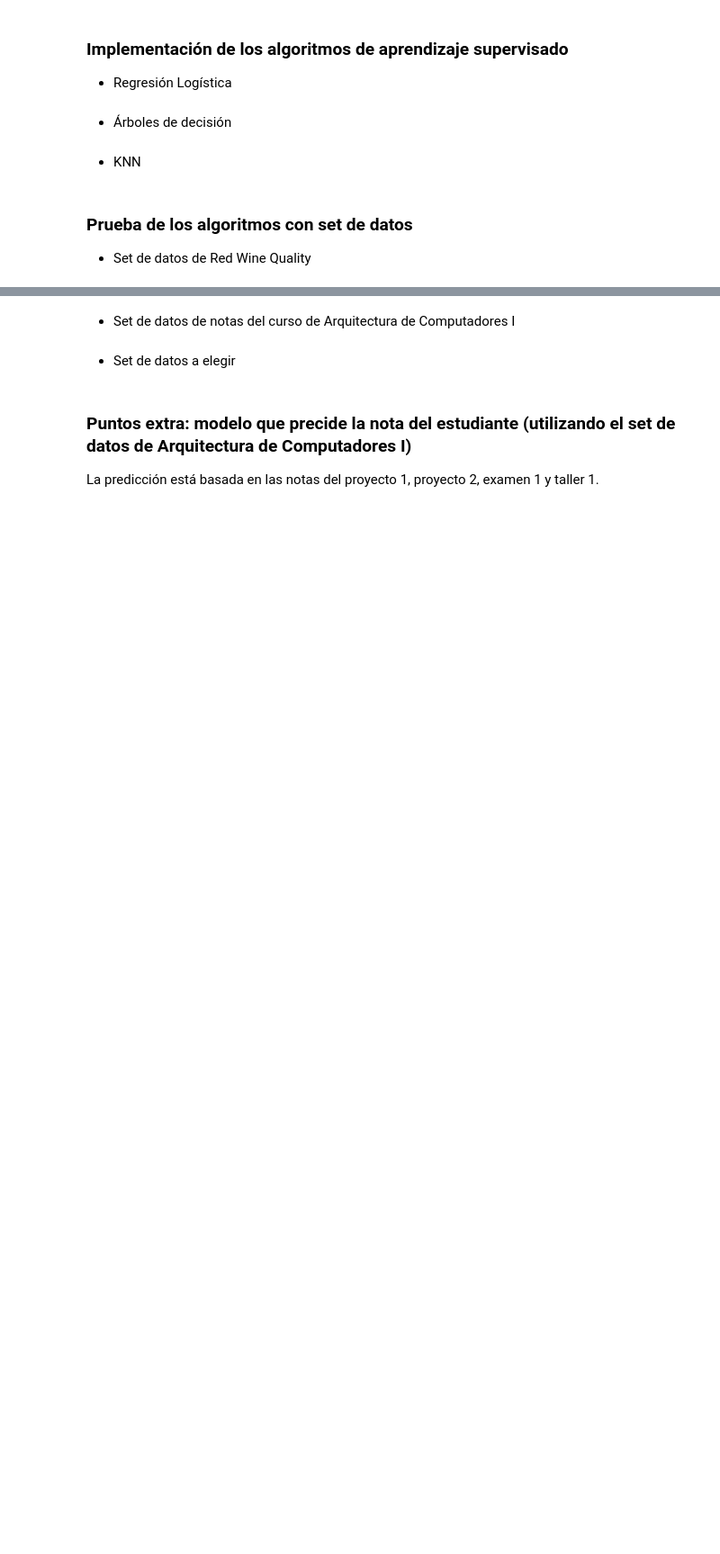
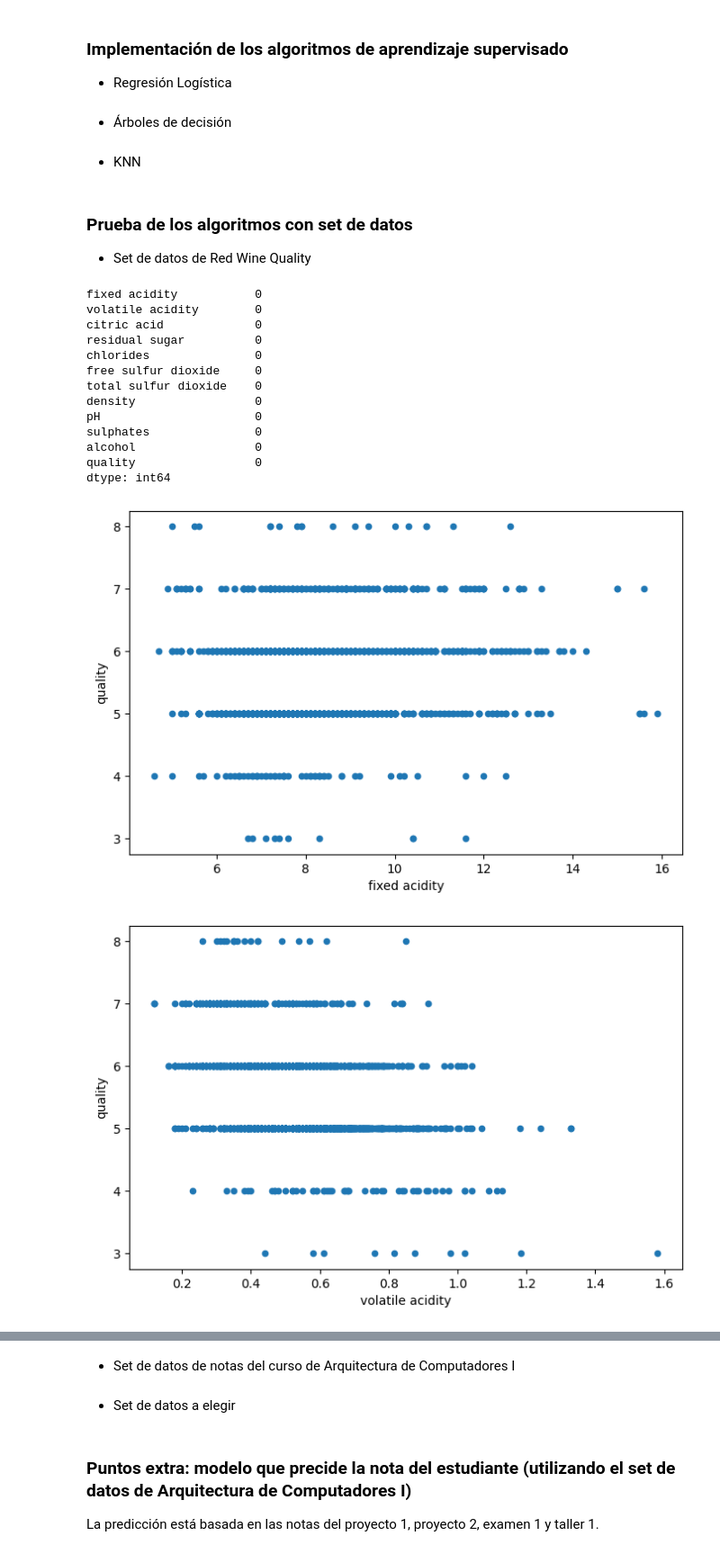
Before and after one commit to JoseDavidSS/Patrones.Project1, a Jupyter notebook: ml_models.ipynb, the cells around one changed output, grey strips where cells are left out. Shown at 90% size. Saved outputs shown, nothing was run; the diff lists cells and outputs as text; code cells hidden in the pictures; blank space fills up the shorter version.

```diff
--- a/ml_models.ipynb
+++ b/ml_models.ipynb
@@ -26,0 +23,31 @@
+# %%
+import pandas as pd
+import matplotlib.pyplot as plt
+
+# read the data set
+df_wine = pd.read_csv('datasets/winequality-red.csv')
+
+# make sure that there are no null values that can affect the models
+mask = df_wine.isnull()
+print(mask.sum())
+
+# visualizing the values of each feature and the comparison to the output
+for col in df_wine.columns[:-1]:
+    df_wine.plot(x=col, y='quality', kind='scatter', figsize=(8, 5))
+plt.show()
+# %% [output]
+fixed acidity           0
+volatile acidity        0
+citric acid             0
+residual sugar          0
+chlorides               0
+free sulfur dioxide     0
+total sulfur dioxide    0
+density                 0
+pH                      0
+sulphates               0
+alcohol                 0
+quality                 0
+dtype: int64
+[figure, added]
+[figure, added]
```
Also changed, not shown: parts of 3 cells of this notebook, 1 other file.
